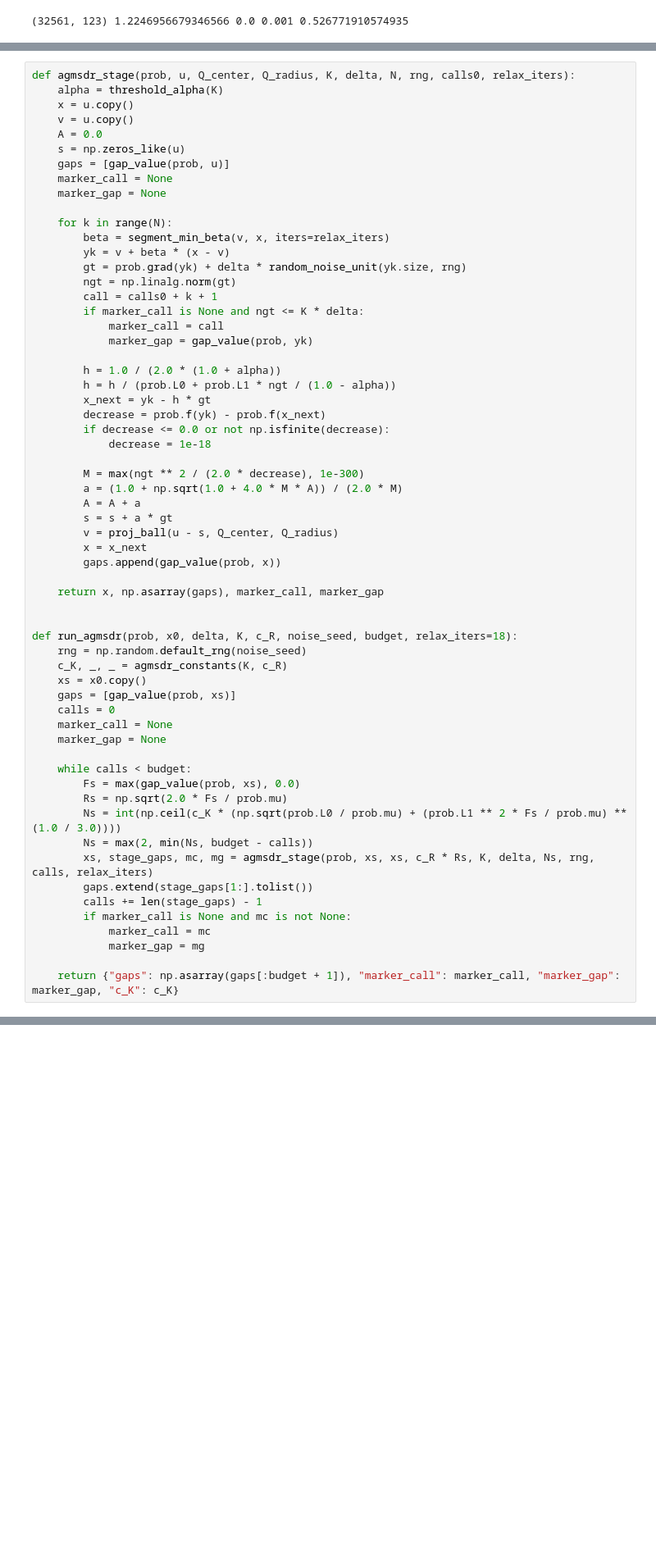
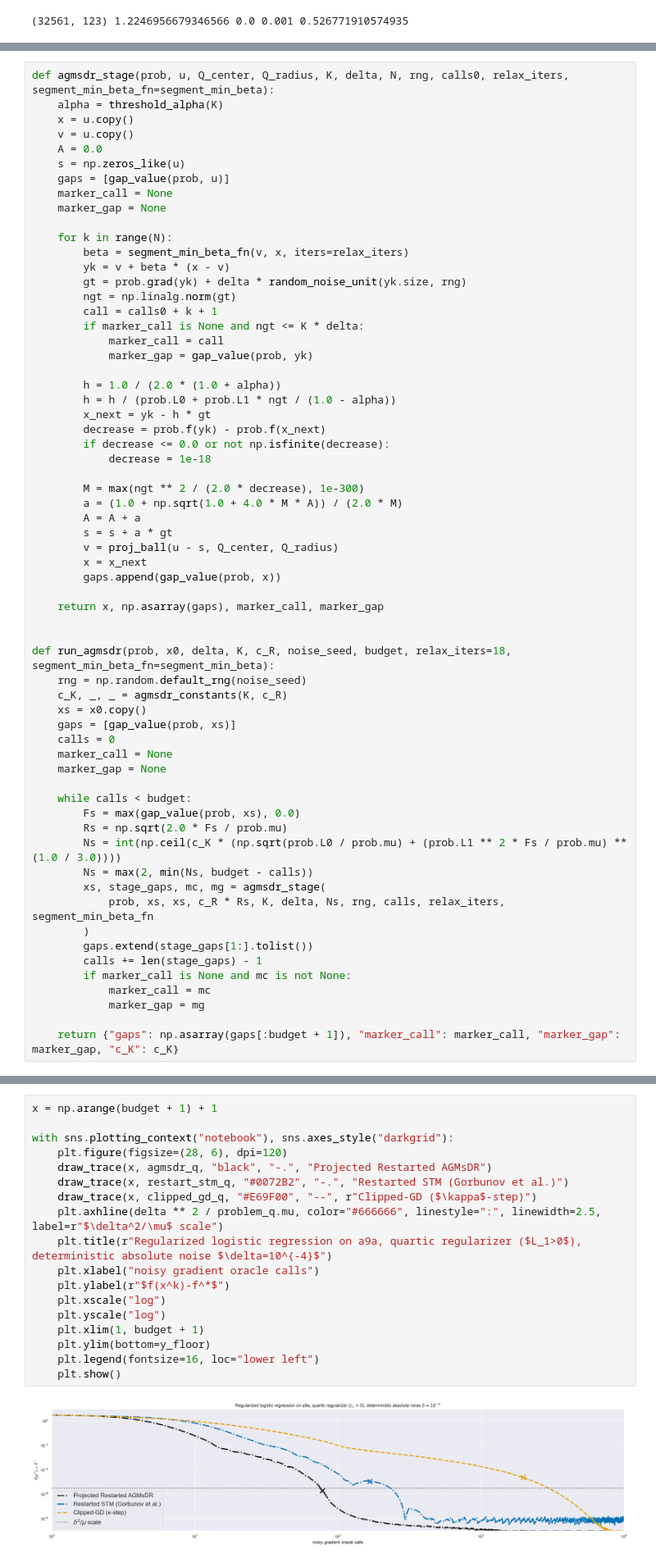
Before and after one commit to chitoraphelion/experiments_with_inexact_gradients, a Jupyter notebook: a9a_inexact_gradients.ipynb, the cells around one changed output, grey strips where cells are left out. Shown at 82% size. Saved outputs shown, nothing was run; the diff lists cells and outputs as text; blank space fills up the shorter version.

```diff
--- a/a9a_inexact_gradients.ipynb
+++ b/a9a_inexact_gradients.ipynb
@@ -184,7 +184,7 @@ def run_restart_stm(prob, x0, delta, K, noise_seed, budget, c=8.0):
 
     return {"gaps": np.asarray(gaps), "marker_call": marker_call, "marker_gap": marker_gap, "Ns": Ns}
 # %%
-def agmsdr_stage(prob, u, Q_center, Q_radius, K, delta, N, rng, calls0, relax_iters):
+def agmsdr_stage(prob, u, Q_center, Q_radius, K, delta, N, rng, calls0, relax_iters, segment_min_beta_fn=segment_min_beta):
     alpha = threshold_alpha(K)
     x = u.copy()
     v = u.copy()
@@ -195,7 +195,7 @@ def agmsdr_stage(prob, u, Q_center, Q_radius, K, delta, N, rng, calls0, relax_it
     marker_gap = None
 
     for k in range(N):
-        beta = segment_min_beta(v, x, iters=relax_iters)
+        beta = segment_min_beta_fn(v, x, iters=relax_iters)
         yk = v + beta * (x - v)
         gt = prob.grad(yk) + delta * random_noise_unit(yk.size, rng)
         ngt = np.linalg.norm(gt)
@@ -222,7 +222,7 @@ def agmsdr_stage(prob, u, Q_center, Q_radius, K, delta, N, rng, calls0, relax_it
     return x, np.asarray(gaps), marker_call, marker_gap
 
 
-def run_agmsdr(prob, x0, delta, K, c_R, noise_seed, budget, relax_iters=18):
+def run_agmsdr(prob, x0, delta, K, c_R, noise_seed, budget, relax_iters=18, segment_min_beta_fn=segment_min_beta):
     rng = np.random.default_rng(noise_seed)
     c_K, _, _ = agmsdr_constants(K, c_R)
     xs = x0.copy()
@@ -236,7 +236,9 @@ def run_agmsdr(prob, x0, delta, K, c_R, noise_seed, budget, relax_iters=18):
         Rs = np.sqrt(2.0 * Fs / prob.mu)
         Ns = int(np.ceil(c_K * (np.sqrt(prob.L0 / prob.mu) + (prob.L1 ** 2 * Fs / prob.mu) ** (1.0 / 3.0))))
         Ns = max(2, min(Ns, budget - calls))
-        xs, stage_gaps, mc, mg = agmsdr_stage(prob, xs, xs, c_R * Rs, K, delta, Ns, rng, calls, relax_iters)
+        xs, stage_gaps, mc, mg = agmsdr_stage(
+            prob, xs, xs, c_R * Rs, K, delta, Ns, rng, calls, relax_iters, segment_min_beta_fn
+        )
         gaps.extend(stage_gaps[1:].tolist())
         calls += len(stage_gaps) - 1
         if marker_call is None and mc is not None:
@@ -300,3 +376,23 @@ with sns.plotting_context("notebook"), sns.axes_style("darkgrid"):
+# %%
+x = np.arange(budget + 1) + 1
+
+with sns.plotting_context("notebook"), sns.axes_style("darkgrid"):
+    plt.figure(figsize=(28, 6), dpi=120)
+    draw_trace(x, agmsdr_q, "black", "-.", "Projected Restarted AGMsDR")
+    draw_trace(x, restart_stm_q, "#0072B2", "-.", "Restarted STM (Gorbunov et al.)")
+    draw_trace(x, clipped_gd_q, "#E69F00", "--", r"Clipped-GD ($\kappa$-step)")
+    plt.axhline(delta ** 2 / problem_q.mu, color="#666666", linestyle=":", linewidth=2.5, label=r"$\delta^2/\mu$ scale")
+    plt.title(r"Regularized logistic regression on a9a, quartic regularizer ($L_1>0$), deterministic absolute noise $\delta=10^{-4}$")
+    plt.xlabel("noisy gradient oracle calls")
+    plt.ylabel(r"$f(x^k)-f^*$")
+    plt.xscale("log")
+    plt.yscale("log")
+    plt.xlim(1, budget + 1)
+    plt.ylim(bottom=y_floor)
+    plt.legend(fontsize=16, loc="lower left")
+    plt.show()
+# %% [output]
+[figure, added]
 # %%
 # Appendix G.2 synthetic figures
 
```
Also changed, not shown: parts of 11 cells of this notebook.
